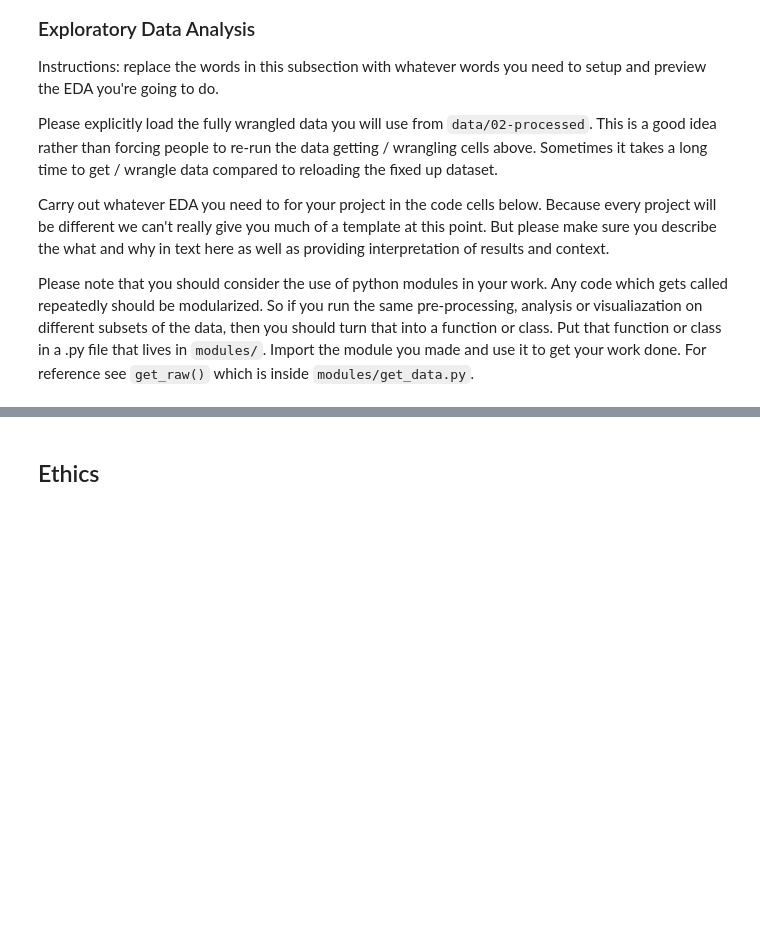
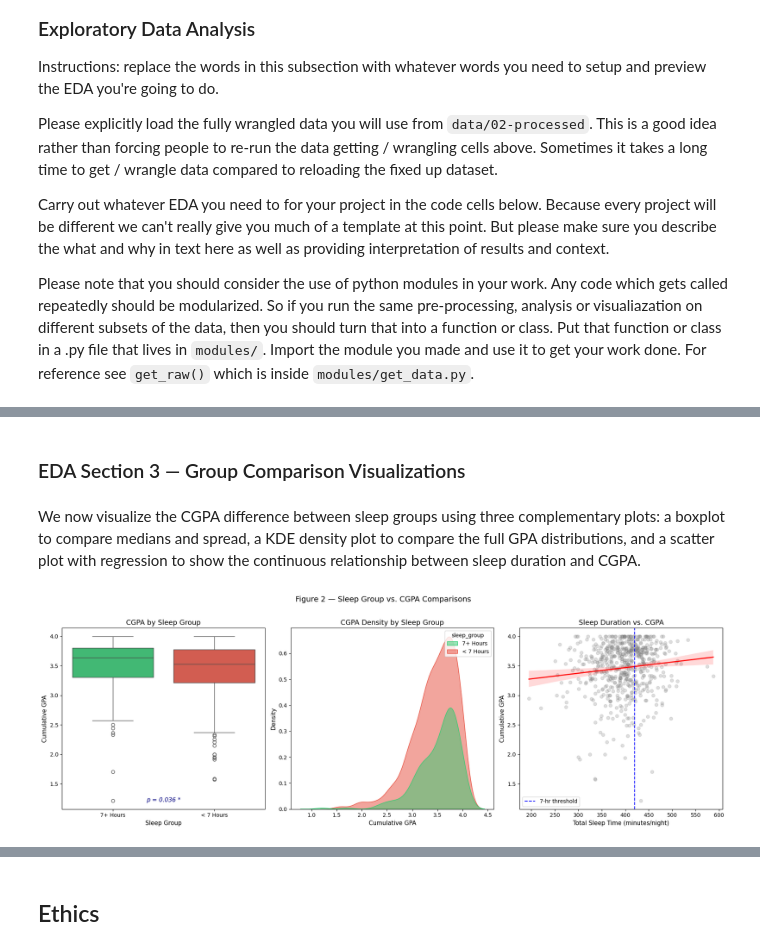
Before and after one commit to COGS108/Group014_WI26, a Jupyter notebook: 02-EDACheckpoint.ipynb, the cells around one changed output, grey strips where cells are left out. Cells and saved outputs as stored; diff of their text form; code cells hidden in the pictures; blank space fills up the shorter version.

```diff
--- a/02-EDACheckpoint.ipynb
+++ b/02-EDACheckpoint.ipynb
@@ -173,0 +526,51 @@ Some more words and stuff.  Remember notebooks work best if you interleave the c
+# %% [markdown]
+### EDA Section 3 — Group Comparison Visualizations
+# %% [markdown]
+We now visualize the CGPA difference between sleep groups using three complementary plots:
+a boxplot to compare medians and spread, a KDE density plot to compare the full GPA
+distributions, and a scatter plot with regression to show the continuous relationship between
+sleep duration and CGPA.
+# %%
+palette = {'7+ Hours': '#2ecc71', '< 7 Hours': '#e74c3c'}
+fig, axes = plt.subplots(1, 3, figsize=(18, 6))
+
+# Plot 2A: Boxplot
+sns.boxplot(
+    x='sleep_group', y='cum_gpa', data=cmu_clean,
+    hue='sleep_group', palette=palette, legend=False,
+    order=['7+ Hours', '< 7 Hours'], ax=axes[0]
+)
+axes[0].set_title('CGPA by Sleep Group', fontsize=13)
+axes[0].set_xlabel('Sleep Group', fontsize=11)
+axes[0].set_ylabel('Cumulative GPA', fontsize=11)
+axes[0].annotate('p = 0.036 *', xy=(0.5, 0.04), xycoords='axes fraction',
+                ha='center', fontsize=11, color='navy', fontstyle='italic')
+
+# Plot 2B: KDE Density
+sns.kdeplot(
+    data=cmu_clean, x='cum_gpa', hue='sleep_group',
+    fill=True, palette=palette, alpha=0.5,
+    hue_order=['7+ Hours', '< 7 Hours'], ax=axes[1]
+)
+axes[1].set_title('CGPA Density by Sleep Group', fontsize=13)
+axes[1].set_xlabel('Cumulative GPA', fontsize=11)
+axes[1].set_ylabel('Density', fontsize=11)
+
+# Plot 2C: Scatter + Regression
+sns.regplot(
+    x='TotalSleepTime', y='cum_gpa', data=cmu_clean,
+    scatter_kws={'alpha': 0.25, 'color': 'gray'},
+    line_kws={'color': 'red', 'linewidth': 2},
+    ax=axes[2]
+)
+axes[2].axvline(420, color='blue', linestyle='--', linewidth=1.5, label='7-hr threshold')
+axes[2].set_title('Sleep Duration vs. CGPA', fontsize=13)
+axes[2].set_xlabel('Total Sleep Time (minutes/night)', fontsize=11)
+axes[2].set_ylabel('Cumulative GPA', fontsize=11)
+axes[2].legend(fontsize=10)
+
+plt.suptitle('Figure 2 — Sleep Group vs. CGPA Comparisons', fontsize=14, y=1.02)
+plt.tight_layout()
+plt.show()
+# %% [output]
+[figure, added]
```
Also changed, not shown: parts of 41 cells of this notebook.
